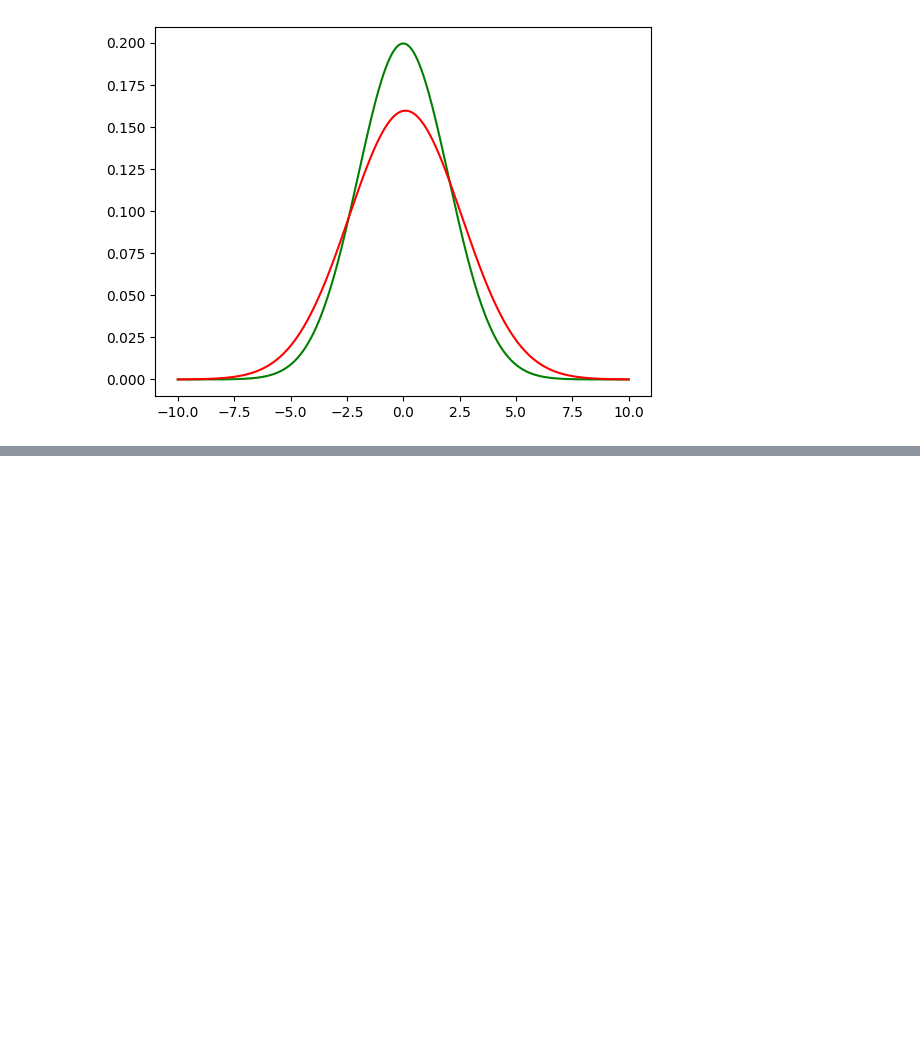
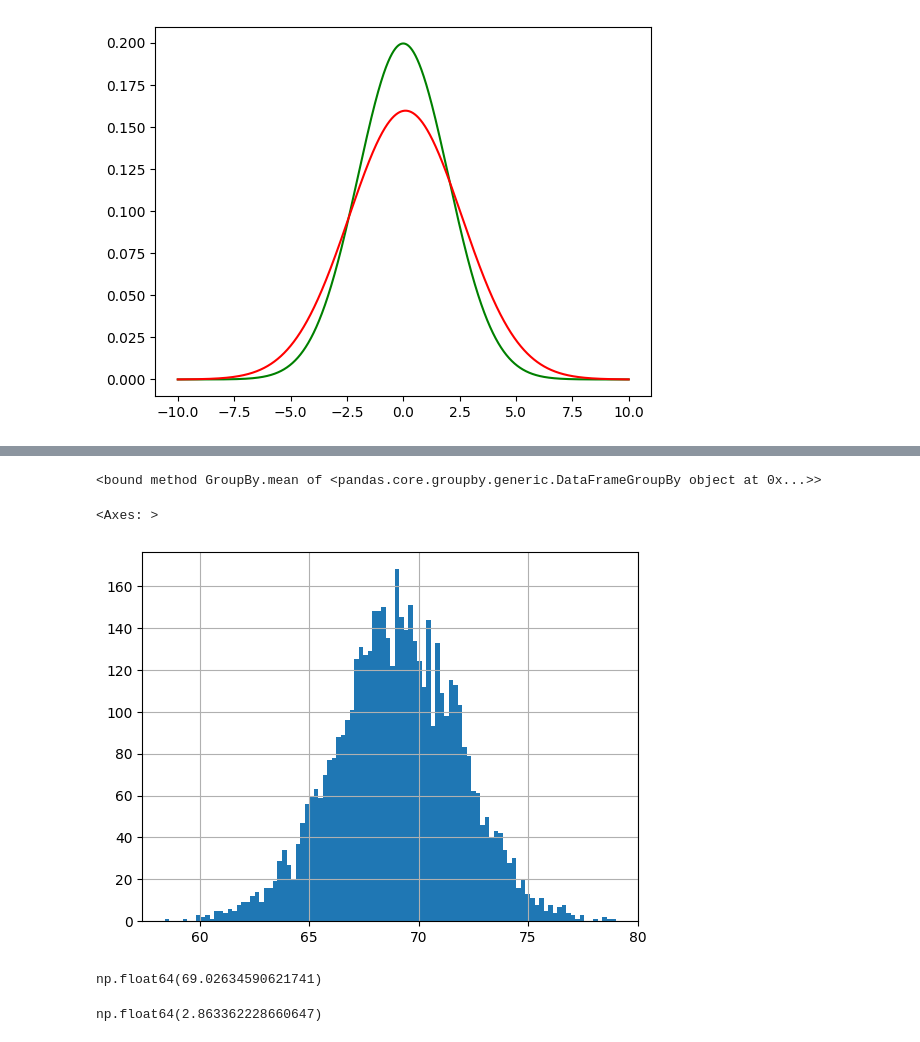
Before and after one commit to najibifar/Data_Analysis, a Jupyter notebook: StatsBasic/KL.ipynb, the cells around one changed output, grey strips where cells are left out. Saved outputs shown, nothing was run; the diff lists cells and outputs as text; code cells hidden in the pictures; blank space fills up the shorter version.

```diff
--- a/StatsBasic/KL.ipynb
+++ b/StatsBasic/KL.ipynb
@@ -37,3 +37,6 @@ plt.plot(x, q, c= 'red')
 # %% [output]
 [<matplotlib.lines.Line2D at 0x...>]
 [figure]
+# %%
+data = pd.read_csv('weight-height.csv')
+data.head()
@@ -39,0 +50,18 @@ plt.plot(x, q, c= 'red')
+# %%
+data.groupby('Gender').mean
+# %% [output]
+<bound method GroupBy.mean of <pandas.core.groupby.generic.DataFrameGroupBy object at 0x...>>
+# %%
+males = data[data['Gender'] == 'Male']['Height']
+males.hist(bins=100)
+# %% [output]
+<Axes: >
+[figure, added]
+# %%
+males.describe()['mean']
+# %% [output]
+np.float64(69.02634590621741)
+# %%
+males.describe()['std']
+# %% [output]
+np.float64(2.863362228660647)
```
Also changed, not shown: parts of 5 cells of this notebook.
